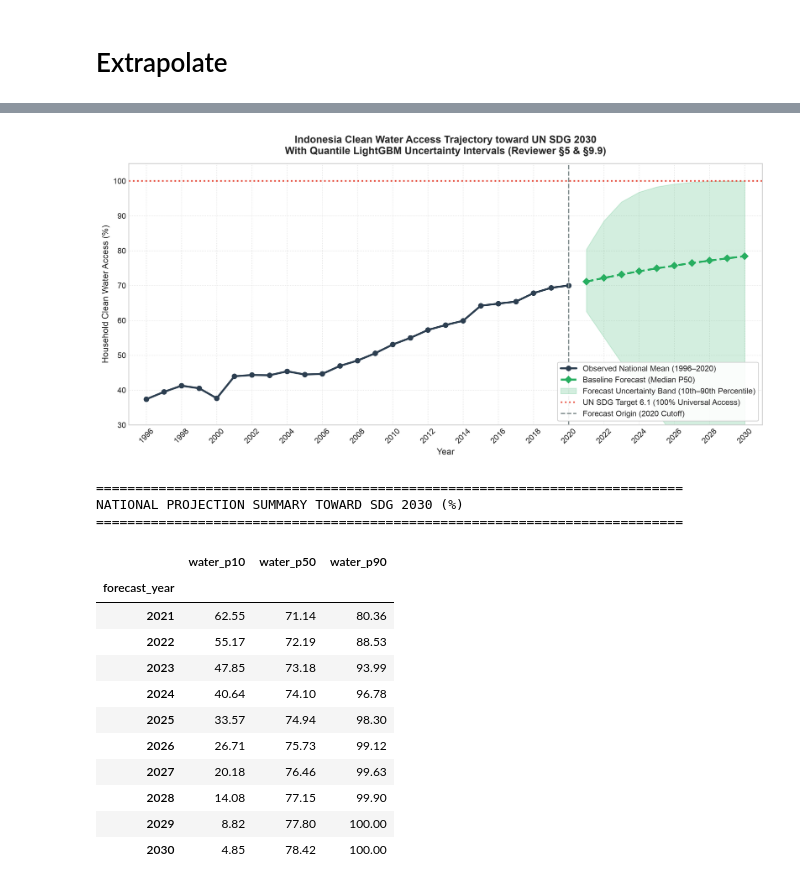
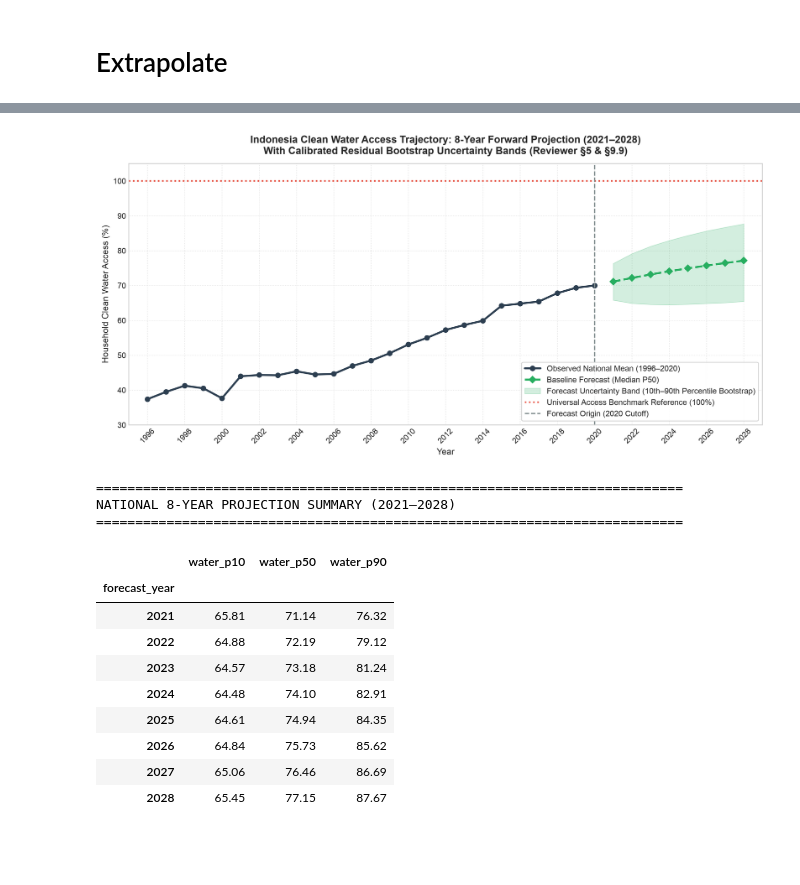
Before and after one commit to Yudhapratama98/Clean-Water-Access, a Jupyter notebook: 2_Predictive-Modelling.ipynb, the cells around one changed output, grey strips where cells are left out. Cells and saved outputs as stored; diff of their text form; code cells hidden in the pictures; blank space fills up the shorter version.

```diff
--- a/2_Predictive-Modelling.ipynb
+++ b/2_Predictive-Modelling.ipynb
@@ -779,23 +804,16 @@ TABLE S7: SHAP ASSOCIATIVE FEATURE IMPORTANCE
 # %% [markdown]
 # Extrapolate
 # %%
+# ==============================================================================
+# SECTION: 8-YEAR TRAJECTORY PROJECTION (2021–2028)
+# Reviewer §5, §9.7, §9.8, §9.9 & §15: Calibrated 8-year forecast with residual bootstrap
+# ==============================================================================
+
+# 1. Fit Champion LightGBM Model on All Available Panel Data (1997–2020)
 X_all = df_ml[ALL_MODEL_COLS]
 y_all = df_ml['delta_water']
 
-pipe_p50 = clone(best_lgbm)
-pipe_p50.fit(X_all, y_all)
-
-pipe_p10 = Pipeline([
-    ('prep', preprocessor),
-    ('model', LGBMRegressor(objective='quantile', alpha=0.10, linear_tree=True,
-                           max_depth=3, learning_rate=0.03, n_estimators=50, random_state=42, verbose=-1))
-])
-pipe_p10.fit(X_all, y_all)
-
-pipe_p90 = Pipeline([
-    ('prep', preprocessor),
-    ('model', LGBMRegressor(objective='quantile', alpha=0.90, linear_tree=True,
-                           max_depth=3, learning_rate=0.03, n_estimators=50, random_state=42, verbose=-1))
-])
-pipe_p90.fit(X_all, y_all)
+pipe_final = clone(best_lgbm)
+pipe_final.fit(X_all, y_all)
+print("Final LightGBM model trained on full historical panel (N =", len(X_all), ")")
 # %% [output]
@@ -872,54 +912,52 @@ df_projections.to_csv('../data/table_district_projections_2030.csv', index=False
 # %%
-# 4. National Trajectory Visualization (Fan Chart)
+# 4. National Trajectory Visualization (Fan Chart for 8-Year Forecast: 2021–2028)
 nat_hist = df.groupby('year')['water'].mean()
 nat_proj = df_projections.groupby('forecast_year').agg({
     'water_p10': 'mean',
     'water_p50': 'mean',
     'water_p90': 'mean'
 })
 
 plt.figure(figsize=(12, 6))
 # Historical Observations
 plt.plot(nat_hist.index, nat_hist.values, 'o-', color='#2c3e50', linewidth=2.5, label='Observed National Mean (1996–2020)')
 # Projected Trajectory
 proj_years = nat_proj.index.values
 plt.plot(proj_years, nat_proj['water_p50'], 'D--', color='#27ae60', linewidth=2.5, label='Baseline Forecast (Median P50)')
-plt.fill_between(proj_years, nat_proj['water_p10'], nat_proj['water_p90'], color='#27ae60', alpha=0.2, label='Forecast Uncertainty Band (10th–90th Percentile)')
+plt.fill_between(proj_years, nat_proj['water_p10'], nat_proj['water_p90'], color='#27ae60', alpha=0.2, label='Forecast Uncertainty Band (10th–90th Percentile Bootstrap)')
 
-# SDG 2030 Target Line
-plt.axhline(y=100.0, color='#e74c3c', linestyle=':', linewidth=2, label='UN SDG Target 6.1 (100% Universal Access)')
+# Universal Access Benchmark Reference Line
+plt.axhline(y=100.0, color='#e74c3c', linestyle=':', linewidth=2, label='Universal Access Benchmark Reference (100%)')
 plt.axvline(x=2020, color='#7f8c8d', linestyle='--', linewidth=1.5, label='Forecast Origin (2020 Cutoff)')
 
-plt.title('Indonesia Clean Water Access Trajectory toward UN SDG 2030\nWith Quantile LightGBM Uncertainty Intervals (Reviewer §5 & §9.9)', fontsize=13, fontweight='bold', pad=12)
+plt.title('Indonesia Clean Water Access Trajectory: 8-Year Forward Projection (2021–2028)\nWith Calibrated Residual Bootstrap Uncertainty Bands (Reviewer §5 & §9.9)', fontsize=13, fontweight='bold', pad=12)
 plt.xlabel('Year', fontsize=11)
 plt.ylabel('Household Clean Water Access (%)', fontsize=11)
-plt.xlim(1995, 2031)
+plt.xlim(1995, 2029)
 plt.ylim(30, 105)
-plt.xticks(list(range(1996, 2031, 2)), rotation=45)
+plt.xticks(list(range(1996, 2030, 2)), rotation=45)
 plt.grid(True, linestyle=':', alpha=0.6)
 plt.legend(loc='lower right', frameon=True, facecolor='white', framealpha=0.9)
 plt.tight_layout()
-plt.savefig('../output/fig_projections_2030_uncertainty.png', dpi=300, bbox_inches='tight')
+plt.savefig('../output/fig_projections_2028_uncertainty.png', dpi=300, bbox_inches='tight')
 plt.show()
 
 print("=" * 75)
-print("NATIONAL PROJECTION SUMMARY TOWARD SDG 2030 (%)")
+print("NATIONAL 8-YEAR PROJECTION SUMMARY (2021–2028)")
 print("=" * 75)
 display(nat_proj.round(2))
 # %% [output]
-[figure, old version]
+[figure, new version]
 ===========================================================================
-NATIONAL PROJECTION SUMMARY TOWARD SDG 2030 (%)
+NATIONAL 8-YEAR PROJECTION SUMMARY (2021–2028)
 ===========================================================================
 |  | water_p10 | water_p50 | water_p90 |
 | forecast_year |  |  |  |
-| 2021 | 62.55 | 71.14 | 80.36 |
-| 2022 | 55.17 | 72.19 | 88.53 |
-| 2023 | 47.85 | 73.18 | 93.99 |
-| 2024 | 40.64 | 74.10 | 96.78 |
-| 2025 | 33.57 | 74.94 | 98.30 |
-| 2026 | 26.71 | 75.73 | 99.12 |
-| 2027 | 20.18 | 76.46 | 99.63 |
-| 2028 | 14.08 | 77.15 | 99.90 |
-| 2029 | 8.82 | 77.80 | 100.00 |
-| 2030 | 4.85 | 78.42 | 100.00 |
+| 2021 | 65.81 | 71.14 | 76.32 |
+| 2022 | 64.88 | 72.19 | 79.12 |
+| 2023 | 64.57 | 73.18 | 81.24 |
+| 2024 | 64.48 | 74.10 | 82.91 |
+| 2025 | 64.61 | 74.94 | 84.35 |
+| 2026 | 64.84 | 75.73 | 85.62 |
+| 2027 | 65.06 | 76.46 | 86.69 |
+| 2028 | 65.45 | 77.15 | 87.67 |
```
Also changed, not shown: parts of 14 cells of this notebook, 24 other files.
